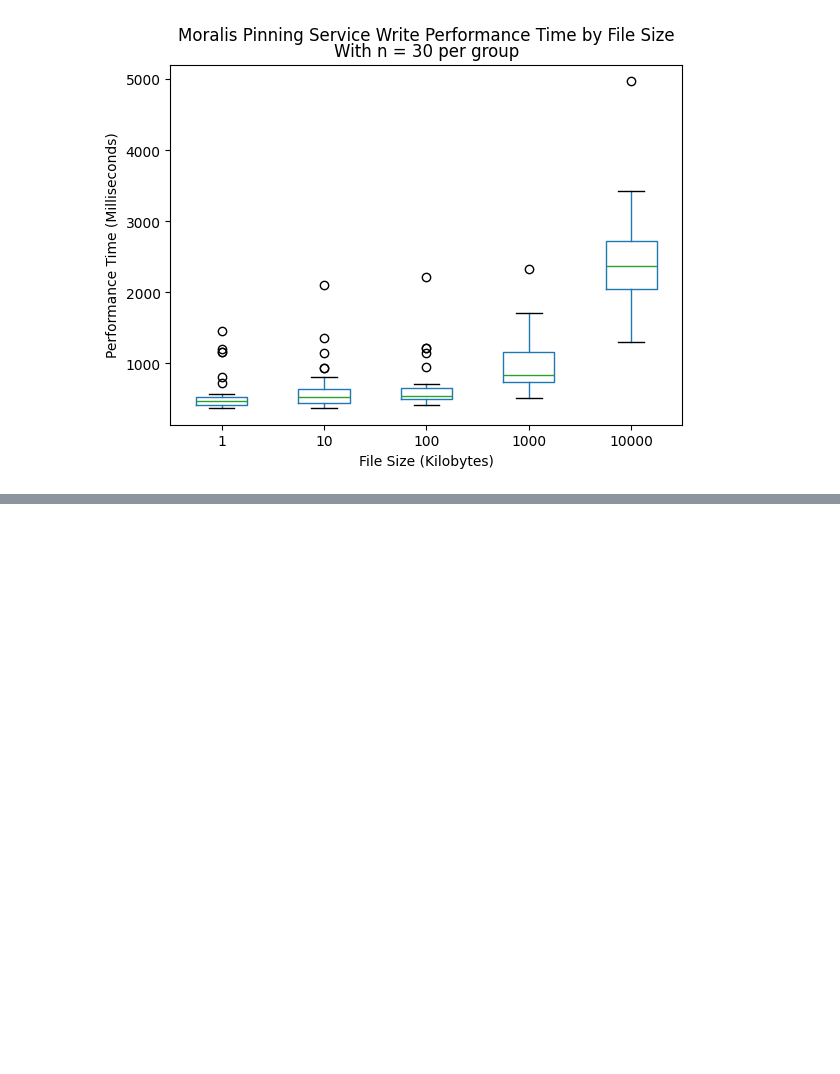
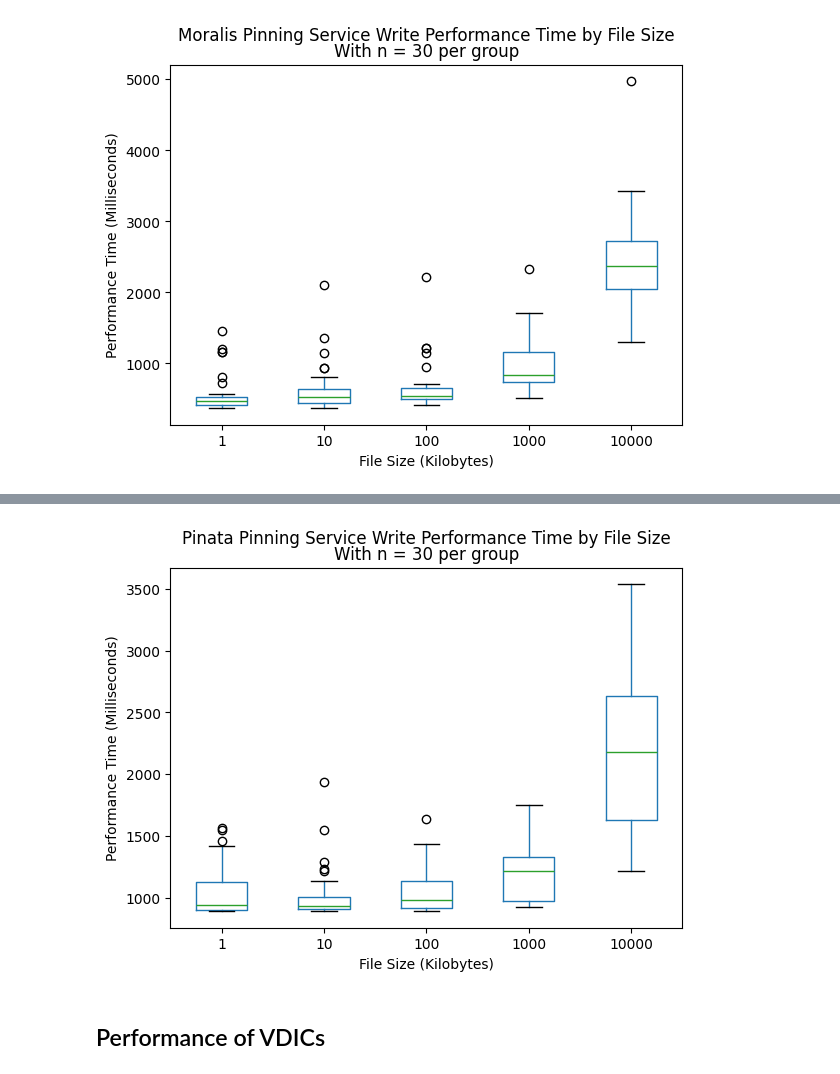
Before and after one commit to sid030sid/evaluation-vdic, a Jupyter notebook: evaluation.ipynb, the cells around one changed output, grey strips where cells are left out. Drawn from its saved outputs; the diff is of its cells as text; code cells hidden in the pictures; blank space fills up the shorter version.

```diff
--- a/evaluation.ipynb
+++ b/evaluation.ipynb
@@ -78,0 +133,21 @@ plt.show()
+# %%
+# do the same as in cell before but for write performance measurements
+cleanedPinataWritePerformanceMeasurements = pinataWritePerformanceMeasurements[
+    (pinataWritePerformanceMeasurements['performanceTime'] < 5000)
+]
+
+cleanedPinataWritePerformanceMeasurements = cleanedPinataWritePerformanceMeasurements[
+    (cleanedPinataWritePerformanceMeasurements['size'].notna())
+]
+
+boxplot = cleanedPinataWritePerformanceMeasurements.boxplot(column=['performanceTime'], by='sizeGroup', grid=False)
+plt.title('With n = 30 per group')
+plt.suptitle('Pinata Pinning Service Write Performance Time by File Size')
+plt.xlabel('File Size (Kilobytes)')
+plt.ylabel('Performance Time (Milliseconds)')
+plt.savefig('./evaluation-figures/pinata-write-performance-time-by-file-size.png')
+plt.show()
+# %% [output]
+[figure, added]
+# %% [markdown]
+## Performance of VDICs
```
Also changed, not shown: parts of 9 cells of this notebook, 5 other files.
